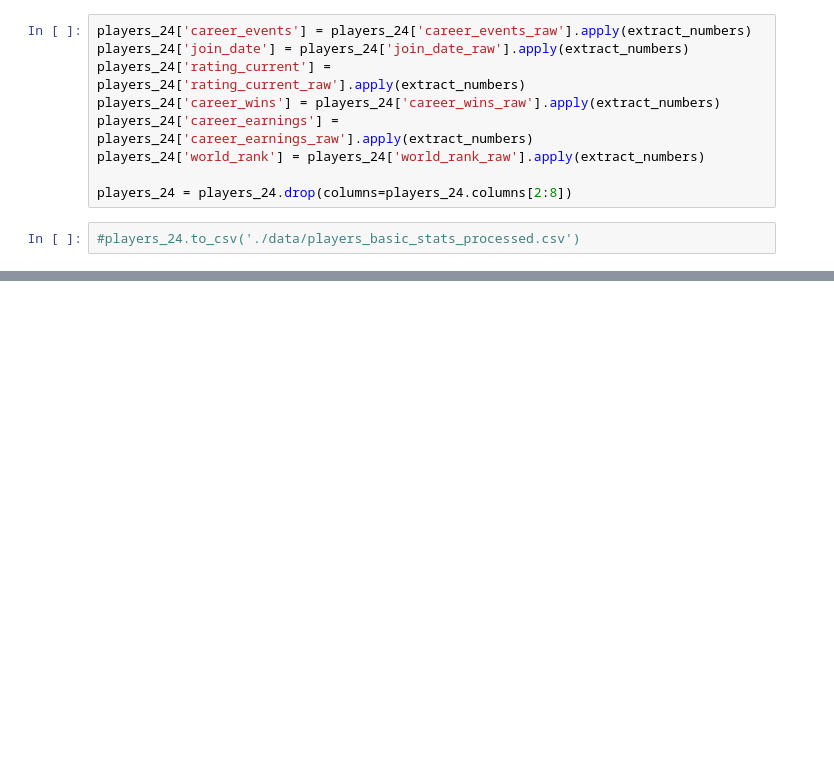
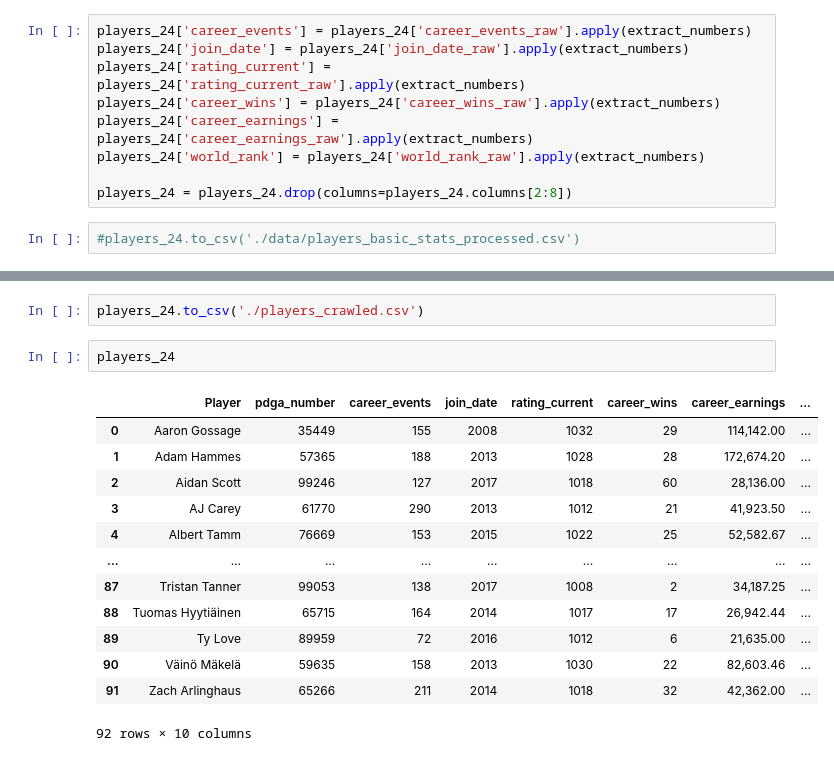
Before and after one commit to DustinEagar/fantasy_dgpt, a Jupyter notebook: fantasy_dg.ipynb, the cells around one changed output, grey strips where cells are left out. Saved outputs shown, nothing was run; the diff lists cells and outputs as text; blank space fills up the shorter version.

```diff
--- a/fantasy_dg.ipynb
+++ b/fantasy_dg.ipynb
@@ -283,0 +308,18 @@ players_24 = players_24.drop(columns=players_24.columns[2:8])
+# %%
+players_24.to_csv('./players_crawled.csv')
+# %%
+players_24
+# %% [output]
+|  | Player | pdga_number | career_events | join_date | rating_current | career_wins | career_earnings | ... |
+| 0 | Aaron Gossage | 35449 | 155 | 2008 | 1032 | 29 | 114,142.00 | ... |
+| 1 | Adam Hammes | 57365 | 188 | 2013 | 1028 | 28 | 172,674.20 | ... |
+| 2 | Aidan Scott | 99246 | 127 | 2017 | 1018 | 60 | 28,136.00 | ... |
+| 3 | AJ Carey | 61770 | 290 | 2013 | 1012 | 21 | 41,923.50 | ... |
+| 4 | Albert Tamm | 76669 | 153 | 2015 | 1022 | 25 | 52,582.67 | ... |
+| ... | ... | ... | ... | ... | ... | ... | ... | ... |
+| 87 | Tristan Tanner | 99053 | 138 | 2017 | 1008 | 2 | 34,187.25 | ... |
+| 88 | Tuomas Hyytiäinen | 65715 | 164 | 2014 | 1017 | 17 | 26,942.44 | ... |
+| 89 | Ty Love | 89959 | 72 | 2016 | 1012 | 6 | 21,635.00 | ... |
+| 90 | Väinö Mäkelä | 59635 | 158 | 2013 | 1030 | 22 | 82,603.46 | ... |
+| 91 | Zach Arlinghaus | 65266 | 211 | 2014 | 1018 | 32 | 42,362.00 | ... |
+92 rows × 10 columns
```
Also changed, not shown: parts of 8 cells of this notebook.
